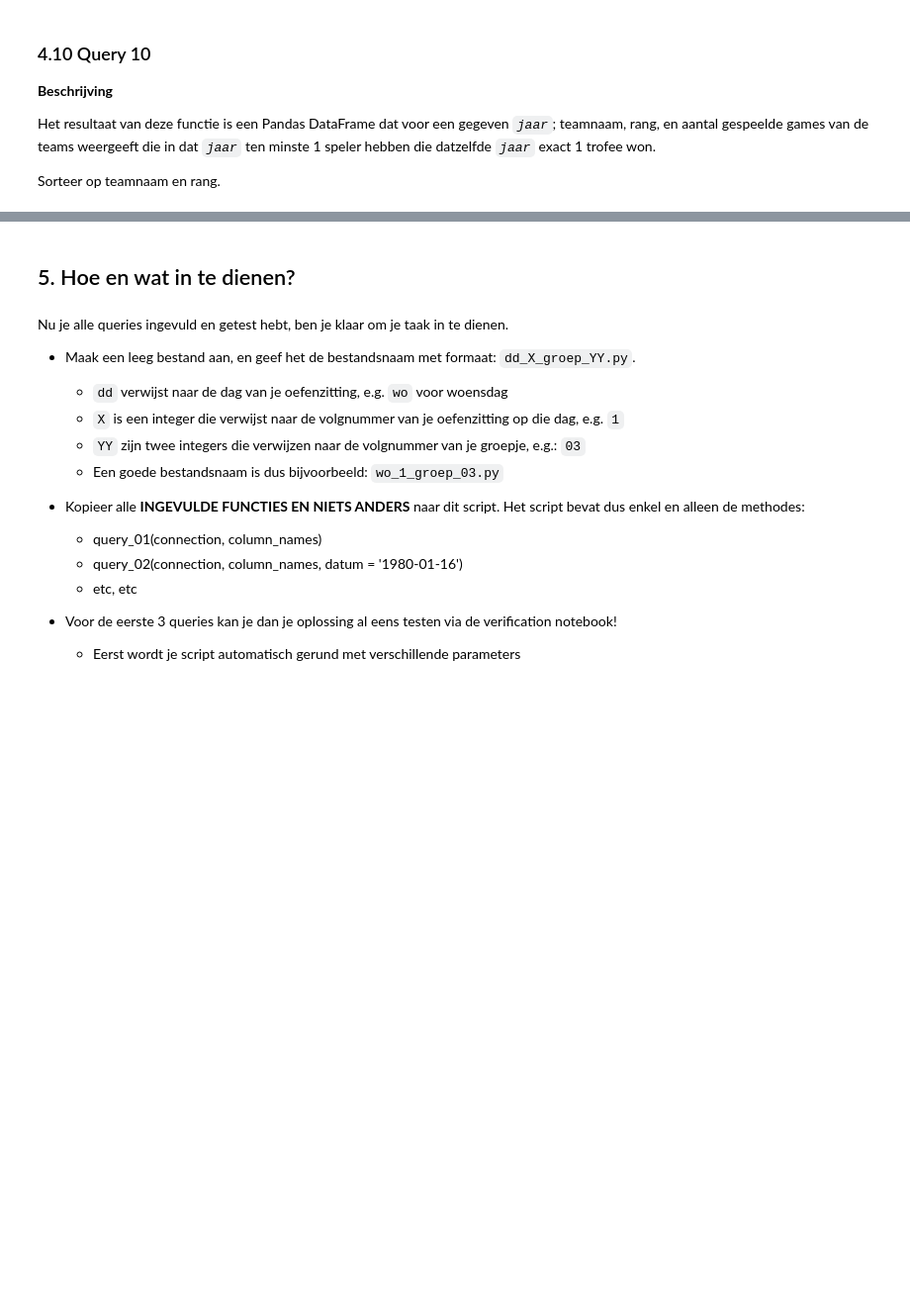
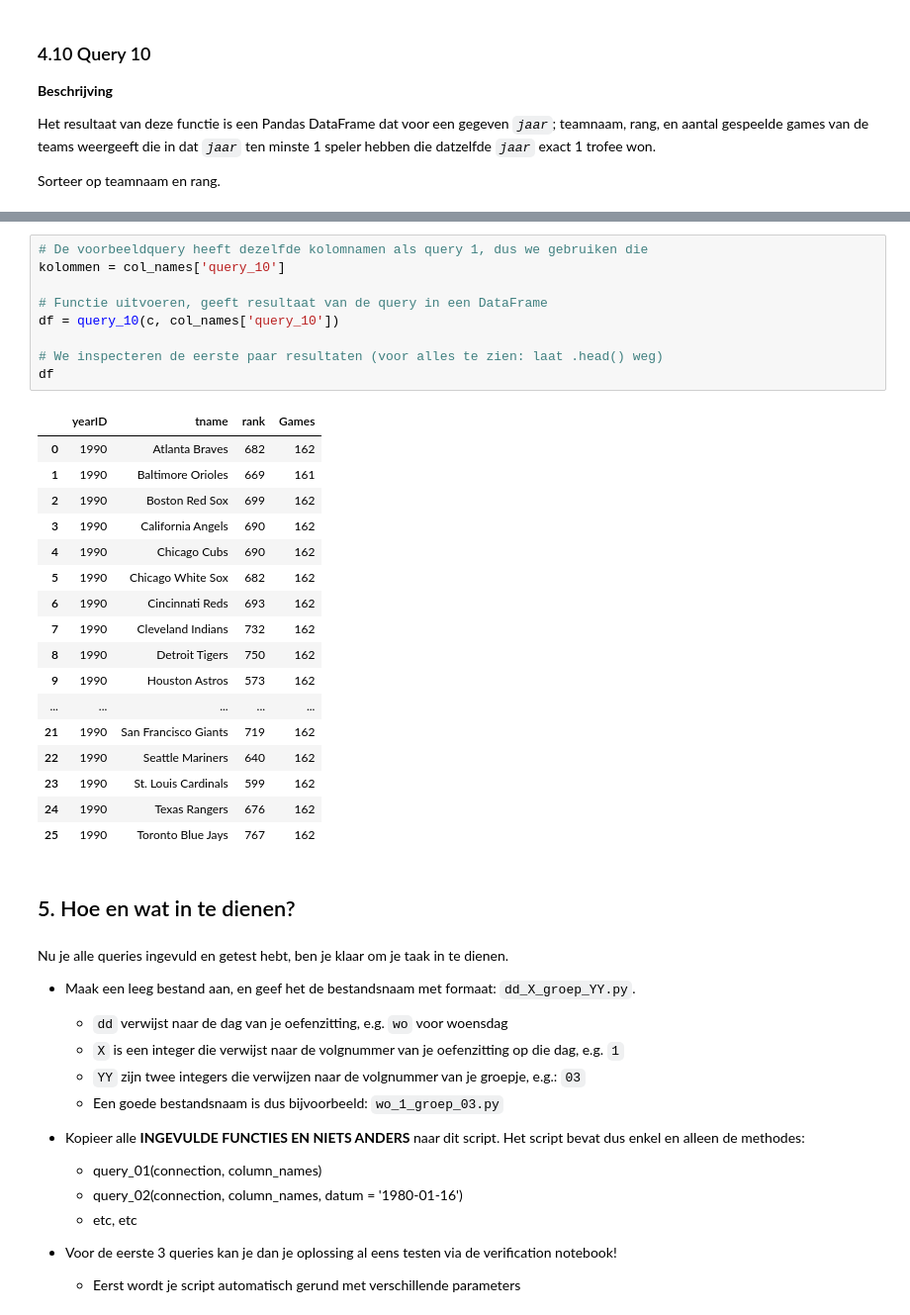
Before and after one commit to TimVanWesemael/Gegevensbanken, a Jupyter notebook: assignment.ipynb, the cells around one changed output, grey strips where cells are left out. Shown: that part at 99% size. Cells and saved outputs as stored; diff of their text form; blank space fills up the shorter version.

Commit message:
query 10

```diff
--- a/assignment.ipynb
+++ b/assignment.ipynb
@@ -623,6 +648,33 @@ ORDER BY
     df = res_to_df(res, column_names)          # Query in DataFrame brengen
 
     return df
+# %%
+# De voorbeeldquery heeft dezelfde kolomnamen als query 1, dus we gebruiken die
+kolommen = col_names['query_10']
+
+# Functie uitvoeren, geeft resultaat van de query in een DataFrame
+df = query_10(c, col_names['query_10'])
+
+# We inspecteren de eerste paar resultaten (voor alles te zien: laat .head() weg)
+df
+# %% [output]
+|  | yearID | tname | rank | Games |
+| 0 | 1990 | Atlanta Braves | 682 | 162 |
+| 1 | 1990 | Baltimore Orioles | 669 | 161 |
+| 2 | 1990 | Boston Red Sox | 699 | 162 |
+| 3 | 1990 | California Angels | 690 | 162 |
+| 4 | 1990 | Chicago Cubs | 690 | 162 |
+| 5 | 1990 | Chicago White Sox | 682 | 162 |
+| 6 | 1990 | Cincinnati Reds | 693 | 162 |
+| 7 | 1990 | Cleveland Indians | 732 | 162 |
+| 8 | 1990 | Detroit Tigers | 750 | 162 |
+| 9 | 1990 | Houston Astros | 573 | 162 |
+| ... | ... | ... | ... | ... |
+| 21 | 1990 | San Francisco Giants | 719 | 162 |
+| 22 | 1990 | Seattle Mariners | 640 | 162 |
+| 23 | 1990 | St. Louis Cardinals | 599 | 162 |
+| 24 | 1990 | Texas Rangers | 676 | 162 |
+| 25 | 1990 | Toronto Blue Jays | 767 | 162 |
 # %% [markdown]
 ## 5. Hoe en wat in te dienen?
 # %% [markdown]
```
Also changed, not shown: parts of 4 cells of this notebook, 1 other file.
